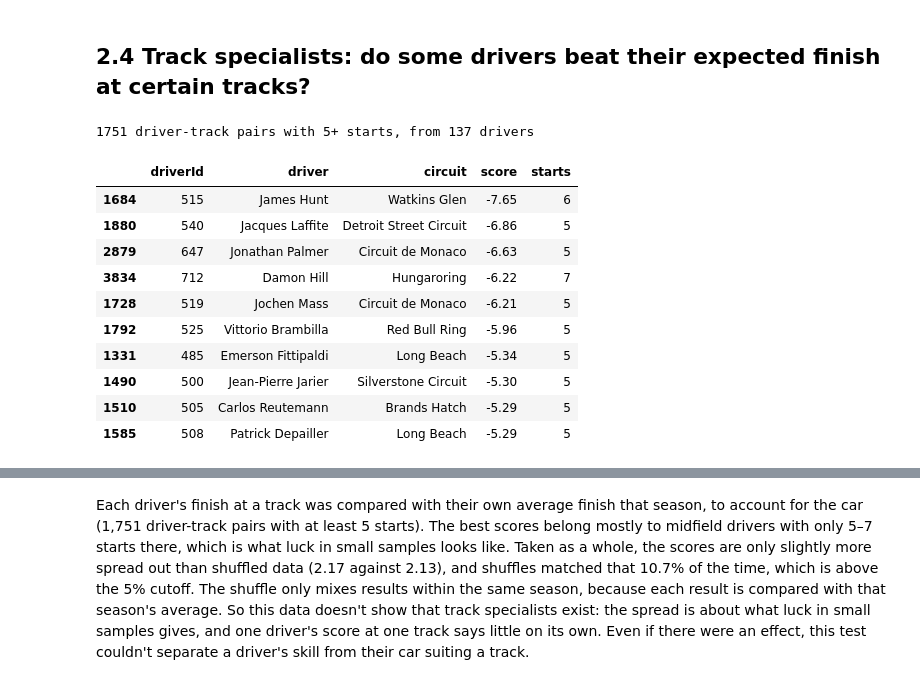
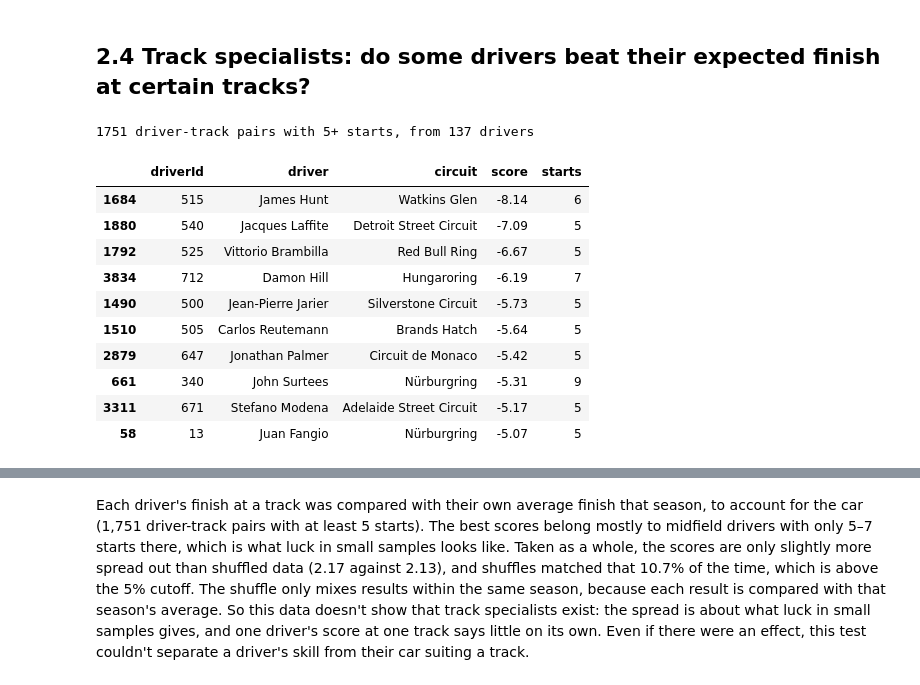
Before and after one commit to Aris-Esfahani/what-decides-an-f1-race, a Jupyter notebook: notebooks/03_test_claims.ipynb, the cells around one changed output, grey strips where cells are left out. Cells and saved outputs as stored; diff of their text form; code cells hidden in the pictures.

Commit message:
0.12: Add code license and adjust 2.3/2.4 for field size

```diff
--- a/notebooks/03_test_claims.ipynb
+++ b/notebooks/03_test_claims.ipynb
@@ -290,33 +297,36 @@ To test for a home advantage, each driver's home races were compared with their
 # %%
 # Only starts from a real grid spot, reusing "starts" from 2.3 (Indianapolis 500 already left out)
 spec = starts[starts["grid"] > 0].copy()
+
+# Same field-size fix as 2.3: each finish vs the middle of that race's field (0 = middle)
+spec["finish_vs_field"] = spec["positionOrder"] - spec.groupby("raceId")["positionOrder"].transform("mean")
 
 # Expected finish = that driver's average finish that season (this accounts for how good their car was that year)
 # Only seasons with 5+ starts, so the average means something
 season_starts = spec.groupby(["driverId", "year"])["positionOrder"].transform("size")
 spec = spec[season_starts >= 5].copy()
-spec["vs_season"] = spec["positionOrder"] - spec.groupby(["driverId", "year"])["positionOrder"].transform("mean")
+spec["vs_season"] = spec["finish_vs_field"] - spec.groupby(["driverId", "year"])["finish_vs_field"].transform("mean")
 
 # Specialist score = a driver's average vs_season at one track (negative = better than expected there)
 # Only driver-track pairs with 5+ starts
 scores = spec.groupby(["driverId", "driver", "circuit"])["vs_season"].agg(score="mean", starts="size").reset_index()
 scores = scores[scores["starts"] >= 5]
 
 print(f"{len(scores)} driver-track pairs with 5+ starts, from {scores['driverId'].nunique()} drivers")
 scores.sort_values("score").head(10).round(2)
 # %% [output]
 1751 driver-track pairs with 5+ starts, from 137 drivers
 |  | driverId | driver | circuit | score | starts |
-| 1684 | 515 | James Hunt | Watkins Glen | -7.65 | 6 |
-| 1880 | 540 | Jacques Laffite | Detroit Street Circuit | -6.86 | 5 |
-| 2879 | 647 | Jonathan Palmer | Circuit de Monaco | -6.63 | 5 |
-| 3834 | 712 | Damon Hill | Hungaroring | -6.22 | 7 |
-| 1728 | 519 | Jochen Mass | Circuit de Monaco | -6.21 | 5 |
-| 1792 | 525 | Vittorio Brambilla | Red Bull Ring | -5.96 | 5 |
-| 1331 | 485 | Emerson Fittipaldi | Long Beach | -5.34 | 5 |
-| 1490 | 500 | Jean-Pierre Jarier | Silverstone Circuit | -5.30 | 5 |
-| 1510 | 505 | Carlos Reutemann | Brands Hatch | -5.29 | 5 |
-| 1585 | 508 | Patrick Depailler | Long Beach | -5.29 | 5 |
+| 1684 | 515 | James Hunt | Watkins Glen | -8.14 | 6 |
+| 1880 | 540 | Jacques Laffite | Detroit Street Circuit | -7.09 | 5 |
+| 1792 | 525 | Vittorio Brambilla | Red Bull Ring | -6.67 | 5 |
+| 3834 | 712 | Damon Hill | Hungaroring | -6.19 | 7 |
+| 1490 | 500 | Jean-Pierre Jarier | Silverstone Circuit | -5.73 | 5 |
+| 1510 | 505 | Carlos Reutemann | Brands Hatch | -5.64 | 5 |
+| 2879 | 647 | Jonathan Palmer | Circuit de Monaco | -5.42 | 5 |
+| 661 | 340 | John Surtees | Nürburgring | -5.31 | 9 |
+| 3311 | 671 | Stefano Modena | Adelaide Street Circuit | -5.17 | 5 |
+| 58 | 13 | Juan Fangio | Nürburgring | -5.07 | 5 |
 # %%
 rng = np.random.default_rng(42)  # same "random" result every run
 
```
Also changed, not shown: parts of 3 cells of this notebook, 3 other files.
